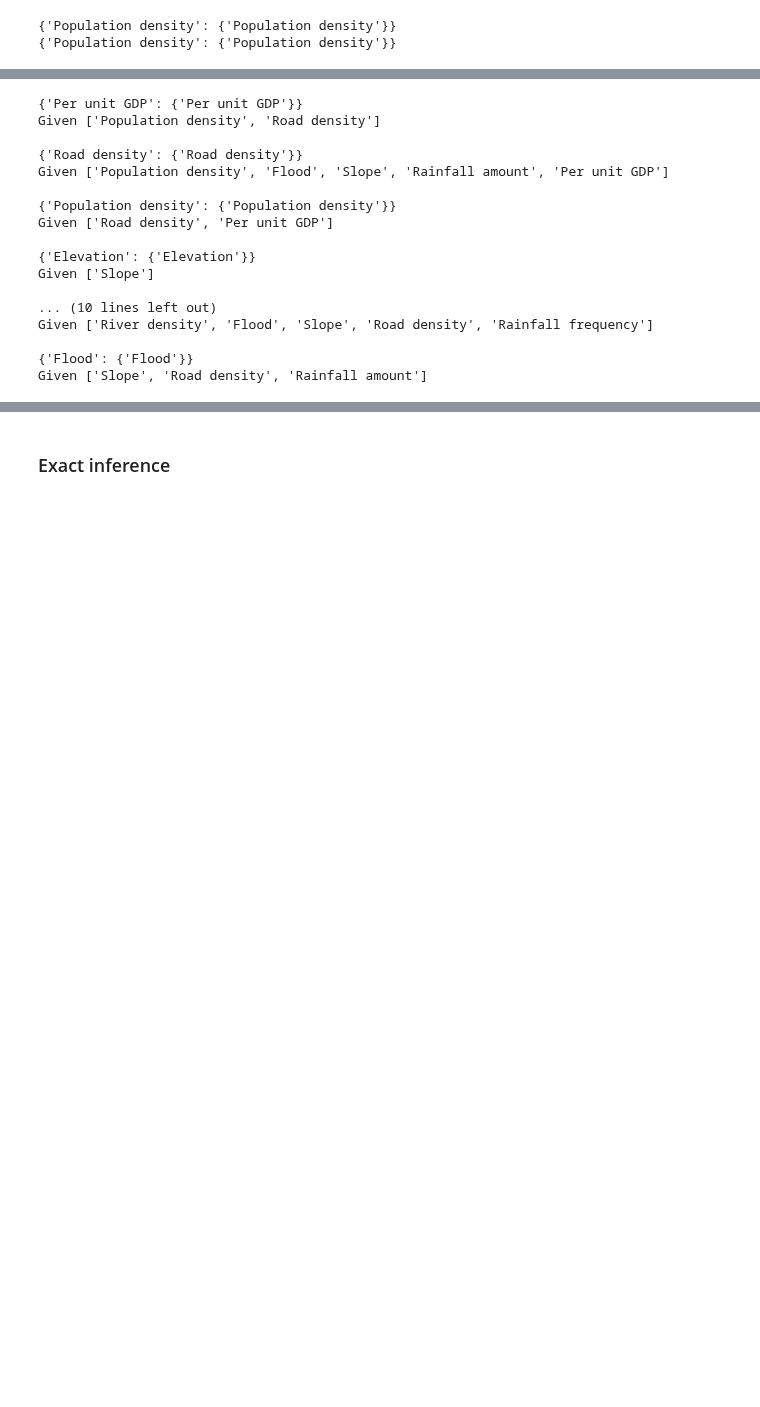
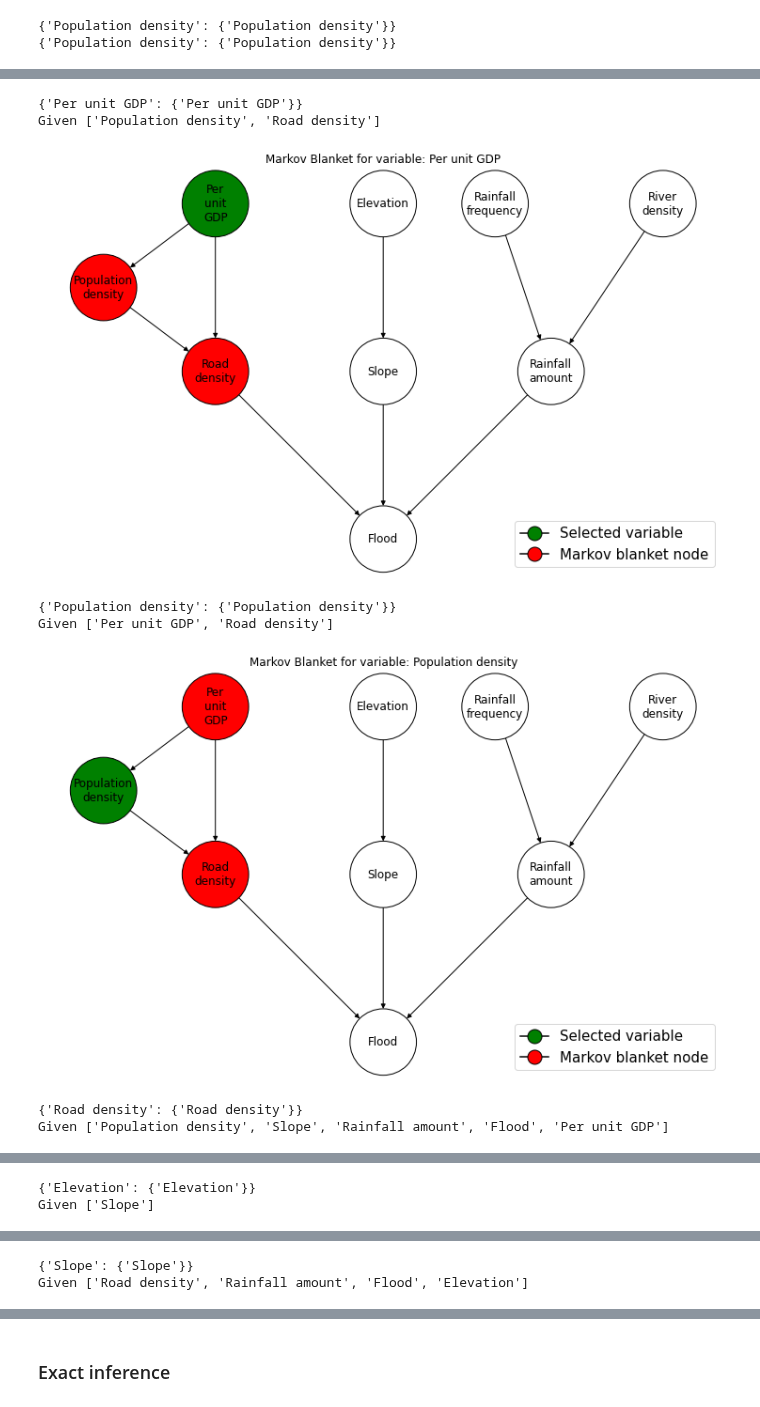
Before and after one commit to RiccardoSpolaor/Flood-disaster-prediction, a Jupyter notebook: Flooding Disaster Prediction.ipynb, the cells around one changed output, grey strips where cells are left out. Drawn from its saved outputs; the diff is of its cells as text; code cells hidden in the pictures; blank space fills up the shorter version.

```diff
--- a/Flooding Disaster Prediction.ipynb
+++ b/Flooding Disaster Prediction.ipynb
@@ -212,3 +268,3 @@ cpd_flood = TabularCPD(
 # %%
-model.add_cpds(cpd_per_unit_gdp, cpd_population_density, cpd_road_density, cpd_elevation, cpd_slope, cpd_rainfall_frequency, cpd_river_density, cpd_rainfall_amount, cpd_flood)
-model.check_model()
+# model.add_cpds(cpd_per_unit_gdp, cpd_population_density, cpd_road_density, cpd_elevation, cpd_slope, cpd_rainfall_frequency, cpd_river_density, cpd_rainfall_amount, cpd_flood)
+# model.check_model()
@@ -325,24 +349,16 @@ model.get_markov_blanket(POPULATION_DENSITY)
 # %%
 for v in variables:
     markov_blanket = model.get_markov_blanket(v)
     print(model.active_trail_nodes(v, observed=markov_blanket))
     print('Given {}'.format(markov_blanket))
+    display_markov_blanket (model, v, markov_blanket)
     print()
 # %% [output]
 {'Per unit GDP': {'Per unit GDP'}}
 Given ['Population density', 'Road density']
-
-{'Road density': {'Road density'}}
-Given ['Population density', 'Flood', 'Slope', 'Rainfall amount', 'Per unit GDP']
-
-{'Population density': {'Population density'}}
-Given ['Road density', 'Per unit GDP']
-
-{'Elevation': {'Elevation'}}
-Given ['Slope']
-
-... (10 lines left out)
-Given ['River density', 'Flood', 'Slope', 'Road density', 'Rainfall frequency']
-
-{'Flood': {'Flood'}}
-Given ['Slope', 'Road density', 'Rainfall amount']
+[figure, added]
+{'Population density': {'Population density'}}
+Given ['Per unit GDP', 'Road density']
+[figure, added]
+{'Road density': {'Road density'}}
+Given ['Population density', 'Slope', 'Rainfall amount', 'Flood', 'Per unit GDP']
@@ -348,0 +366,2 @@ Given ['Slope', 'Road density', 'Rainfall amount']
+{'Elevation': {'Elevation'}}
+Given ['Slope']
@@ -348,0 +369,2 @@ Given ['Slope', 'Road density', 'Rainfall amount']
+{'Slope': {'Slope'}}
+Given ['Road density', 'Rainfall amount', 'Flood', 'Elevation']
```
Also changed, not shown: parts of 30 cells of this notebook, 3 other files.
